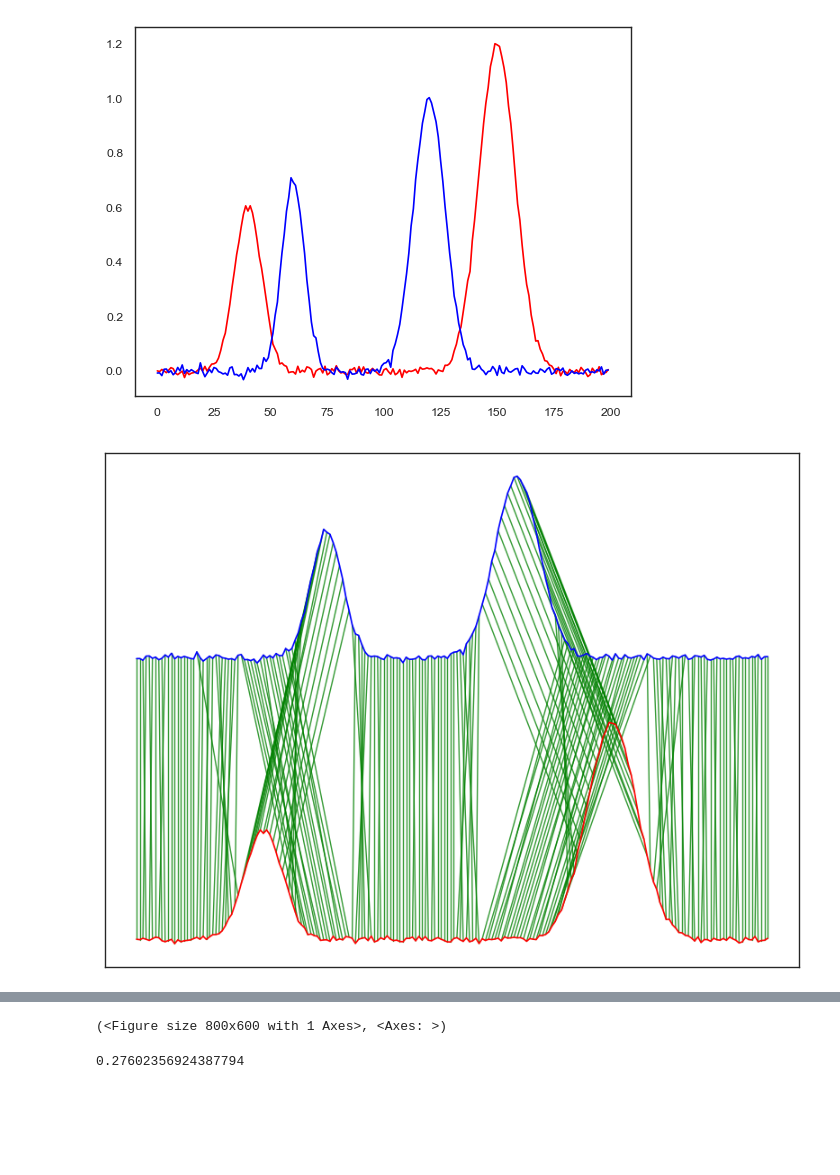
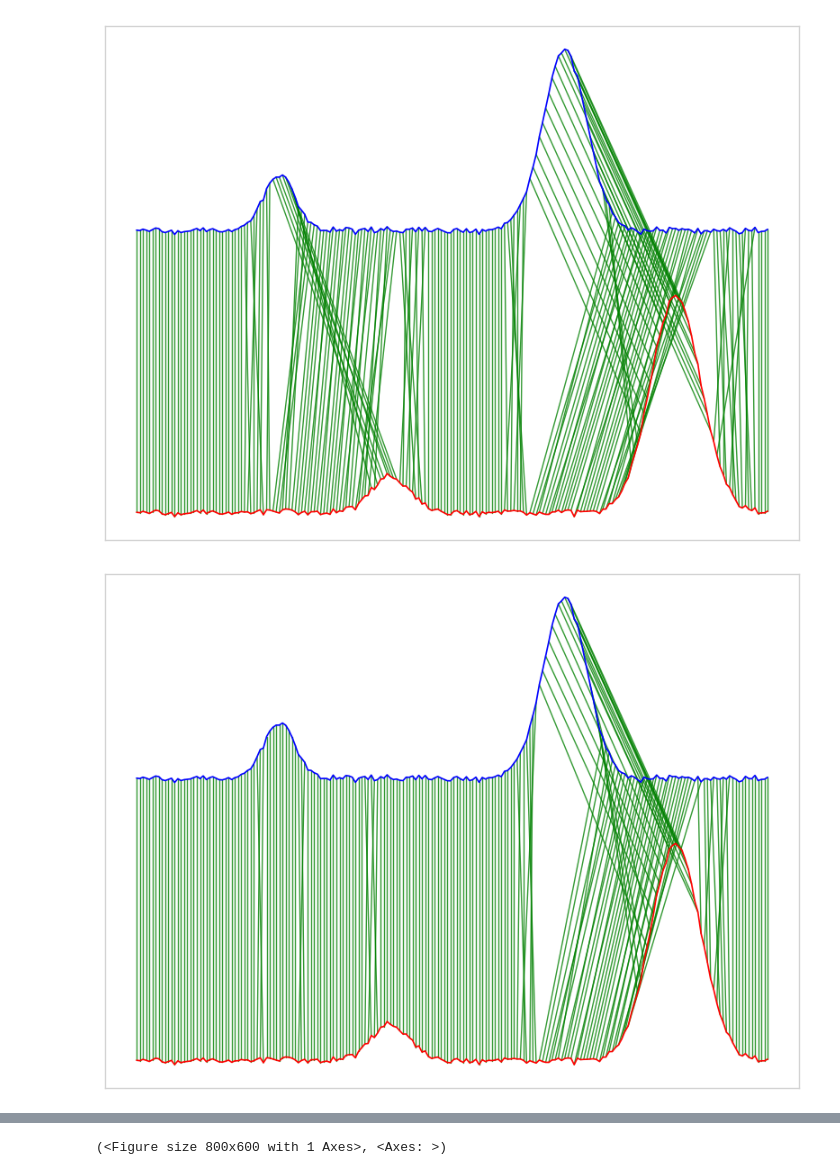
Before and after one commit to Thai-npd/TiOT-code, a Jupyter notebook: alignment_visual.ipynb, the cells around one changed output, grey strips where cells are left out. Drawn from its saved outputs; the diff is of its cells as text; code cells hidden in the pictures; blank space fills up the shorter version.

```diff
--- a/alignment_visual.ipynb
+++ b/alignment_visual.ipynb
@@ -49,9 +46,16 @@ def plot_alignment(x, y, transport_plan,
     y = y.copy() + vertical_factor* max(x)
     t1 = np.arange(len(x))
     t2 = np.arange(len(y))
+    if len(t2) > len(t1):
+        horizontal_factor = len(t2) / len(t1)
+        t1 = horizontal_factor * t1
+    elif len(t1)> len(t2):
+        horizontal_factor = len(t1) / len(t2)
+        t2 = horizontal_factor * t2
     sns.set(style="white", context="paper")
     fig, ax = plt.subplots(figsize=figsize)
-
+    for spine in ax.spines.values():
+        spine.set_edgecolor("lightgray")
     # Plot sequences
     ax.plot(t1, x,  color=color1, zorder=2)
     ax.plot(t2, y,  color=color2, zorder=2)
@@ -73,3 +77,12 @@ def plot_alignment(x, y, transport_plan,
         plt.show()
     plt.close()
     return fig, ax
+
+def gaussians(n, peaks, heights, widths, noise = 0.01, seed = 0):
+    rng = np.random.default_rng(seed)
+    t = np.arange(n)
+    y = np.zeros_like(t, dtype=float)
+    for p, h, w in zip(peaks, heights, widths):
+        y += h * np.exp(-(t - p) ** 2 / (2 * w ** 2))
+    y += rng.normal(0, noise, size=n)
+    return y
@@ -132,19 +89,16 @@ def generate_two_peak_series(n=200,
-# %%
-t, x, y = generate_two_peak_series(
-    n=200,
-    peaks1=[40, 150], peaks2=[40, 100],
-    shift=20, height1=[0.6, 1.2], height2=[0.7, 1.0],
-    width1=[6, 8], width2=[5, 7],
-    noise=0.01, seed=0
-)
-plt.figure()
-plt.plot(t, x, color='red')
-plt.plot(t, y, color='blue')
-plt.show()
-# %% [output]
-[figure, removed]
+# %%
+x = gaussians(n = 200, peaks=[80,170], heights=[0.2,1.2], widths=[6,8])
+y = gaussians(n = 200, peaks=[45,135], heights=[0.3,1.0], widths=[5,7])
+z = gaussians(n = 100, peaks=[20,70], heights= [0.3, 1.0], widths=[2,4])
 # %%
 d, pi, w_opt = TiOT_lib.TiOT(x, y, detail_mode=True)
 plot_alignment(x, y, pi, filename='Alignment1_wopt')
+
+d, pi = TiOT_lib.TAOT(x, y, w =  0.1)
+plot_alignment(x, y, pi, filename='Alignment1_w1')
+
+d, pi = TiOT_lib.TAOT(x, y, w =  0.8)
+plot_alignment(x,y,pi, filename='Alignment1_w2')
 # %% [output]
-[figure, old version]
+[figure, new version]
+[figure, added]
@@ -151,5 +106 @@ plot_alignment(x, y, pi, filename='Alignment1_wopt')
 (<Figure size 800x600 with 1 Axes>, <Axes: >)
-# %%
-w_opt
-# %% [output]
-0.27602356924387794
```
Also changed, not shown: parts of 19 cells of this notebook, 8 other files.
